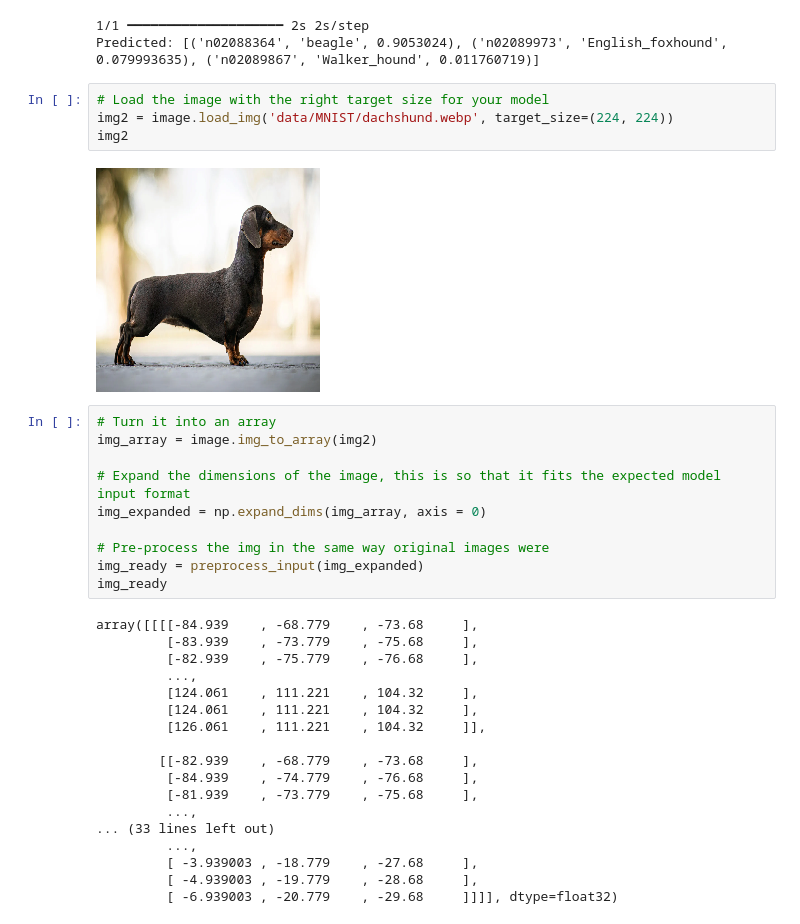
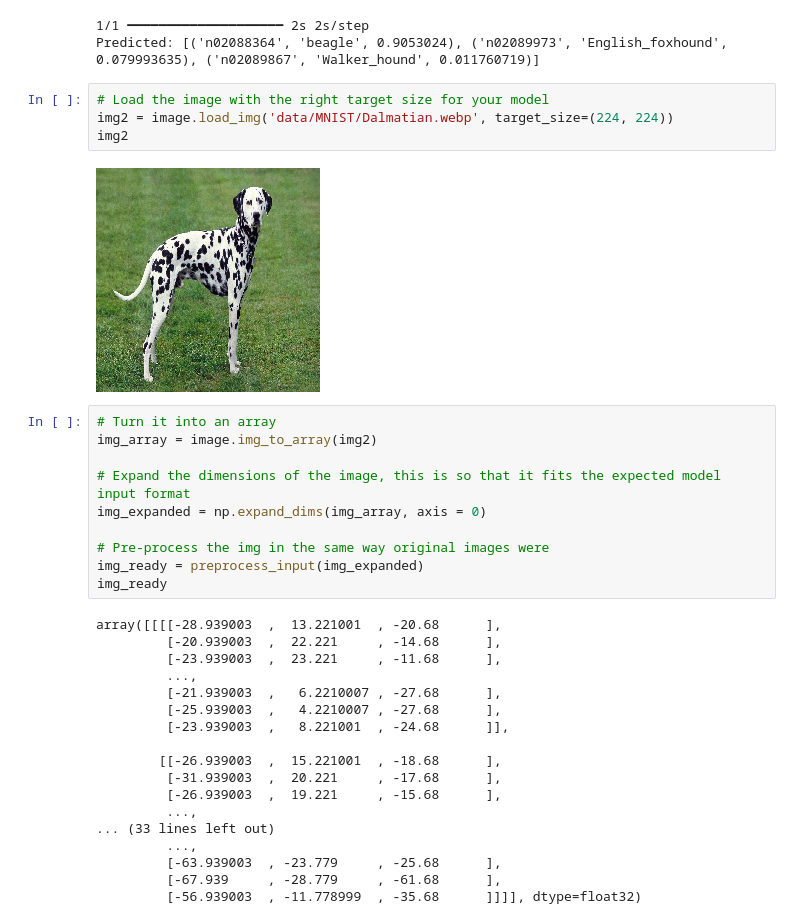
Before and after one commit to Eug-Chua/Deep-Learning-with-Keras, a Jupyter notebook: cnn.ipynb, the cells around one changed output. Cells and saved outputs as stored; diff of their text form.

Commit message:
Added model for dalmatian

```diff
--- a/cnn.ipynb
+++ b/cnn.ipynb
@@ -110,10 +110,10 @@ print('Predicted:', decode_predictions(preds, top=3)[0])
 Predicted: [('n02088364', 'beagle', 0.9053024), ('n02089973', 'English_foxhound', 0.079993635), ('n02089867', 'Walker_hound', 0.011760719)]
 # %%
 # Load the image with the right target size for your model
-img2 = image.load_img('data/MNIST/dachshund.webp', target_size=(224, 224))
+img2 = image.load_img('data/MNIST/Dalmatian.webp', target_size=(224, 224))
 img2
 # %% [output]
-[figure, old version]
+[figure, new version]
 # %%
 # Turn it into an array
 img_array = image.img_to_array(img2)
@@ -125,23 +125,23 @@ img_expanded = np.expand_dims(img_array, axis = 0)
 img_ready = preprocess_input(img_expanded)
 img_ready
 # %% [output]
-array([[[[-84.939    , -68.779    , -73.68     ],
-         [-83.939    , -73.779    , -75.68     ],
-         [-82.939    , -75.779    , -76.68     ],
+array([[[[-28.939003  ,  13.221001  , -20.68      ],
+         [-20.939003  ,  22.221     , -14.68      ],
+         [-23.939003  ,  23.221     , -11.68      ],
          ...,
-         [124.061    , 111.221    , 104.32     ],
-         [124.061    , 111.221    , 104.32     ],
-         [126.061    , 111.221    , 104.32     ]],
+         [-21.939003  ,   6.2210007 , -27.68      ],
+         [-25.939003  ,   4.2210007 , -27.68      ],
+         [-23.939003  ,   8.221001  , -24.68      ]],
 
-        [[-82.939    , -68.779    , -73.68     ],
-         [-84.939    , -74.779    , -76.68     ],
-         [-81.939    , -73.779    , -75.68     ],
+        [[-26.939003  ,  15.221001  , -18.68      ],
+         [-31.939003  ,  20.221     , -17.68      ],
+         [-26.939003  ,  19.221     , -15.68      ],
          ...,
 ... (33 lines left out)
          ...,
-         [ -3.939003 , -18.779    , -27.68     ],
-         [ -4.939003 , -19.779    , -28.68     ],
-         [ -6.939003 , -20.779    , -29.68     ]]]], dtype=float32)
+         [-63.939003  , -23.779     , -25.68      ],
+         [-67.939     , -28.779     , -61.68      ],
+         [-56.939003  , -11.778999  , -35.68      ]]]], dtype=float32)
 # %%
 # Instantiate a ResNet50 model with 'imagenet' weights
 model = ResNet50(weights='imagenet')
```
Also changed, not shown: parts of 1 cell of this notebook, 1 other file.
